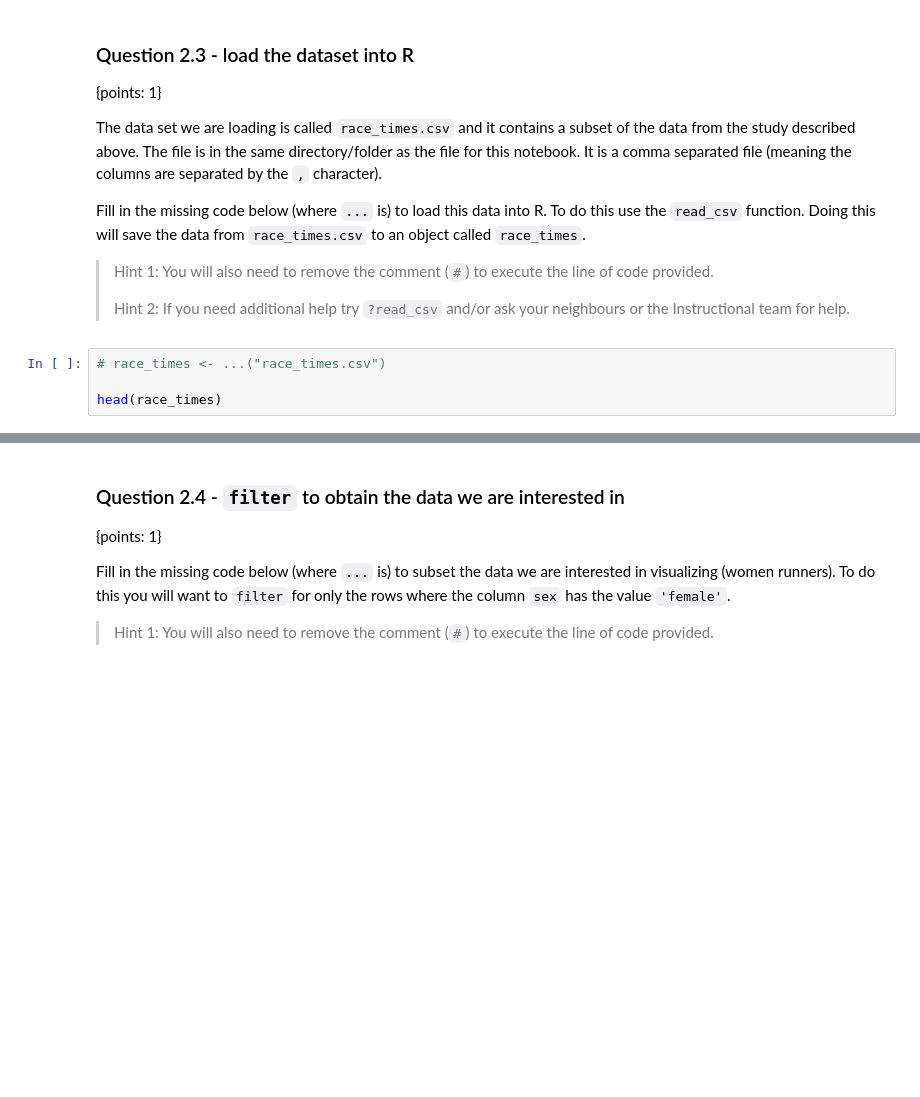
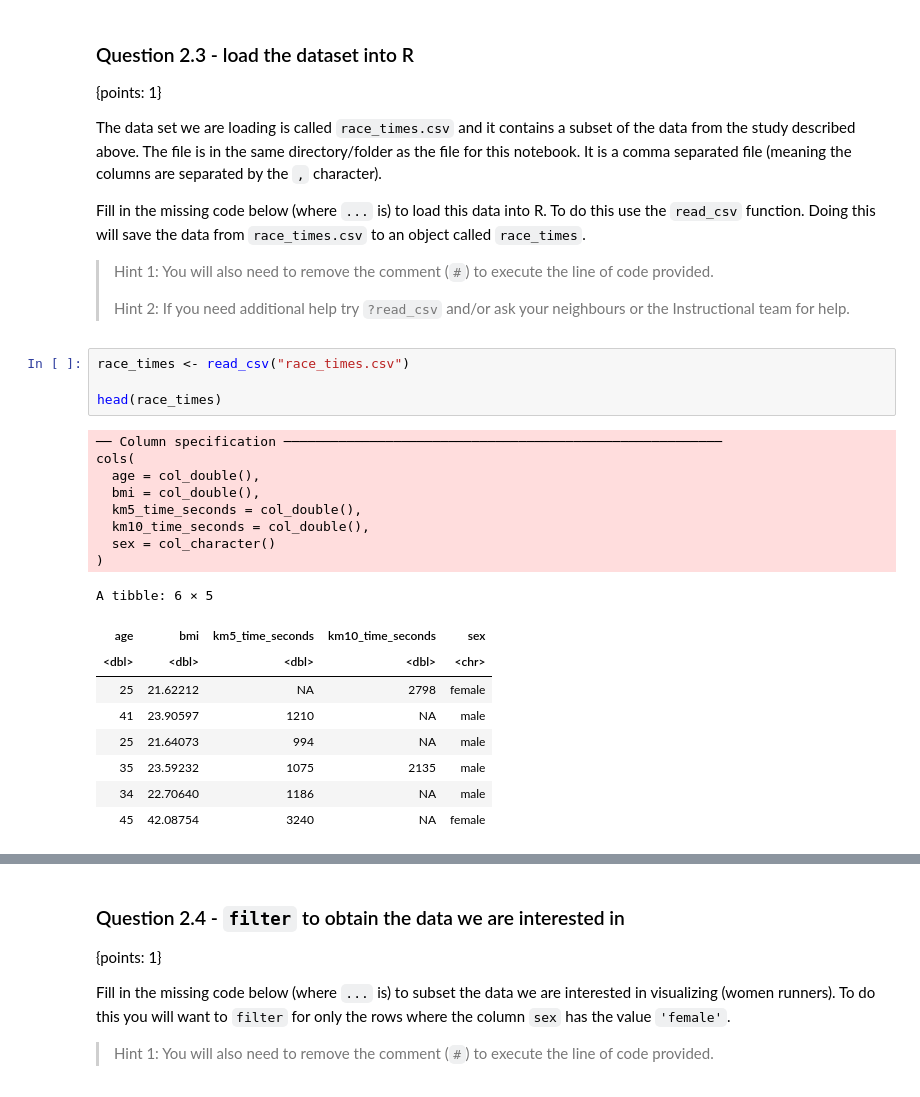
Before and after one commit to ttimbers/jupyter-nbgrader-r, a Jupyter notebook: submitted/bitdiddle/worksheet_01_r/worksheet_01_r.ipynb, the cells around one changed output, grey strips where cells are left out. Saved outputs shown, nothing was run; the diff lists cells and outputs as text; blank space fills up the shorter version.

```diff
--- a/submitted/bitdiddle/worksheet_01_r/worksheet_01_r.ipynb
+++ b/submitted/bitdiddle/worksheet_01_r/worksheet_01_r.ipynb
@@ -117,9 +132,27 @@ Fill in the missing code below (where `...` is) to load this data into R.  To do
 >
 > Hint 2: If you need additional help try `?read_csv` and/or ask your neighbours or the Instructional team for help.
 # %%
-# race_times <- ...("race_times.csv")
+race_times <- read_csv("race_times.csv")
 
 head(race_times)
+# %% [output]
+── Column specification ────────────────────────────────────────────────────────
+cols(
+  age = col_double(),
+  bmi = col_double(),
+  km5_time_seconds = col_double(),
+  km10_time_seconds = col_double(),
+  sex = col_character()
+)
+A tibble: 6 × 5
+| age | bmi | km5_time_seconds | km10_time_seconds | sex |
+| <dbl> | <dbl> | <dbl> | <dbl> | <chr> |
+| 25 | 21.62212 | NA | 2798 | female |
+| 41 | 23.90597 | 1210 | NA | male |
+| 25 | 21.64073 | 994 | NA | male |
+| 35 | 23.59232 | 1075 | 2135 | male |
+| 34 | 22.70640 | 1186 | NA | male |
+| 45 | 42.08754 | 3240 | NA | female |
 # %%
 # run this cell to test your answer to the question above
 test_2.3()
```
Also changed, not shown: parts of 17 cells of this notebook, 9 other files.
